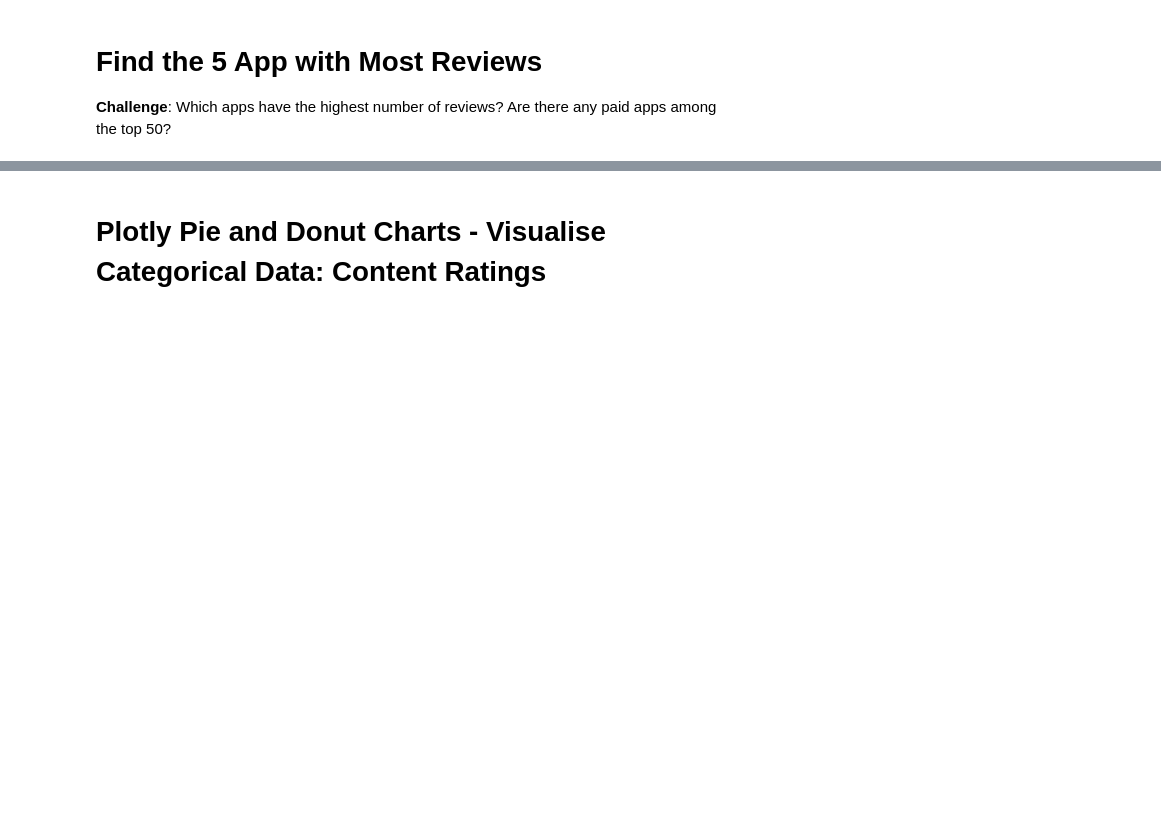
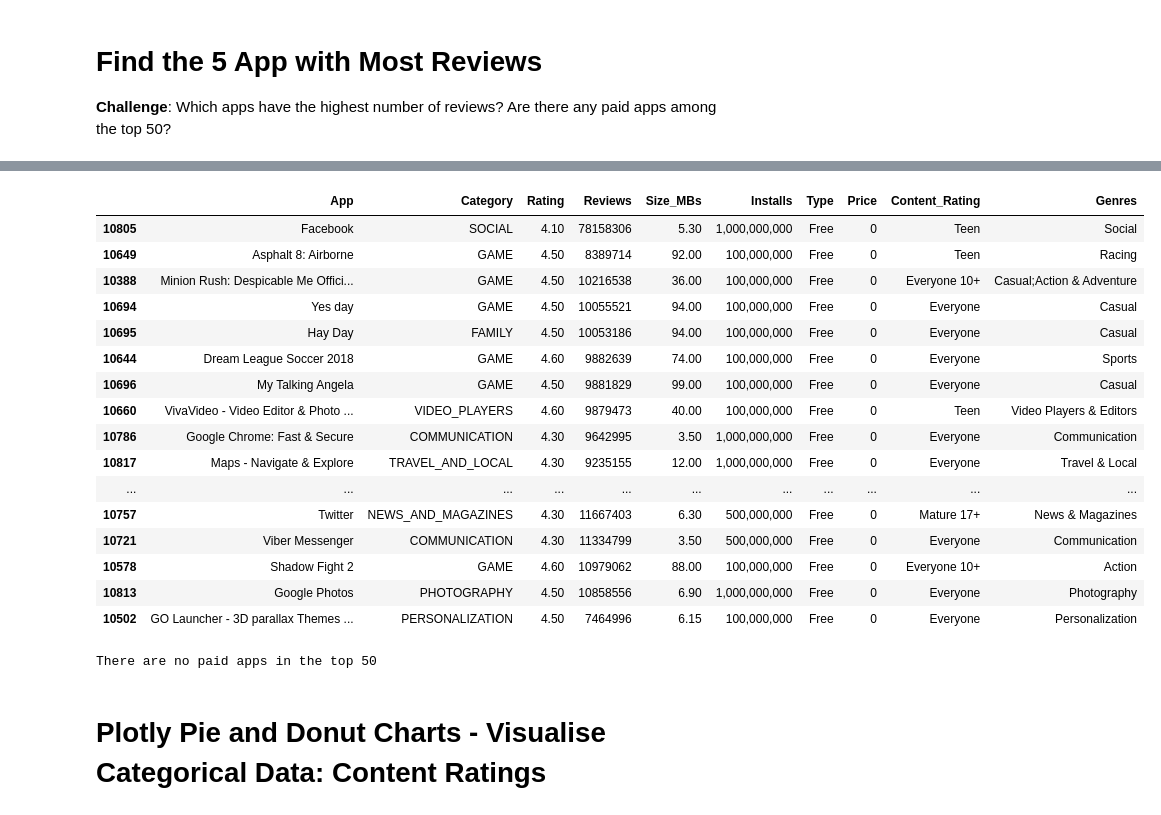
Before and after one commit to tomweinandy/100DaysOfCode, a Jupyter notebook: Projects/Day075/Google Play Store App Analytics.ipynb, the cells around one changed output, grey strips where cells are left out. Drawn from its saved outputs; the diff is of its cells as text; code cells hidden in the pictures; blank space fills up the shorter version.

```diff
--- a/Projects/Day075/Google Play Store App Analytics.ipynb
+++ b/Projects/Day075/Google Play Store App Analytics.ipynb
@@ -101,2 +158,27 @@ df_apps_dedupe.shape
+# %%
+df_apps_top = df_apps_dedupe.sort_values('Reviews', ascending=False)
+df_apps_top.head(50).sort_values('Price', ascending=False)
+# %% [output]
+|  | App | Category | Rating | Reviews | Size_MBs | Installs | Type | Price | Content_Rating | Genres |
+| 10805 | Facebook | SOCIAL | 4.10 | 78158306 | 5.30 | 1,000,000,000 | Free | 0 | Teen | Social |
+| 10649 | Asphalt 8: Airborne | GAME | 4.50 | 8389714 | 92.00 | 100,000,000 | Free | 0 | Teen | Racing |
+| 10388 | Minion Rush: Despicable Me Offici... | GAME | 4.50 | 10216538 | 36.00 | 100,000,000 | Free | 0 | Everyone 10+ | Casual;Action & Adventure |
+| 10694 | Yes day | GAME | 4.50 | 10055521 | 94.00 | 100,000,000 | Free | 0 | Everyone | Casual |
+| 10695 | Hay Day | FAMILY | 4.50 | 10053186 | 94.00 | 100,000,000 | Free | 0 | Everyone | Casual |
+| 10644 | Dream League Soccer 2018 | GAME | 4.60 | 9882639 | 74.00 | 100,000,000 | Free | 0 | Everyone | Sports |
+| 10696 | My Talking Angela | GAME | 4.50 | 9881829 | 99.00 | 100,000,000 | Free | 0 | Everyone | Casual |
+| 10660 | VivaVideo - Video Editor & Photo ... | VIDEO_PLAYERS | 4.60 | 9879473 | 40.00 | 100,000,000 | Free | 0 | Teen | Video Players & Editors |
+| 10786 | Google Chrome: Fast & Secure | COMMUNICATION | 4.30 | 9642995 | 3.50 | 1,000,000,000 | Free | 0 | Everyone | Communication |
+| 10817 | Maps - Navigate & Explore | TRAVEL_AND_LOCAL | 4.30 | 9235155 | 12.00 | 1,000,000,000 | Free | 0 | Everyone | Travel & Local |
+| ... | ... | ... | ... | ... | ... | ... | ... | ... | ... | ... |
+| 10757 | Twitter | NEWS_AND_MAGAZINES | 4.30 | 11667403 | 6.30 | 500,000,000 | Free | 0 | Mature 17+ | News & Magazines |
+| 10721 | Viber Messenger | COMMUNICATION | 4.30 | 11334799 | 3.50 | 500,000,000 | Free | 0 | Everyone | Communication |
+| 10578 | Shadow Fight 2 | GAME | 4.60 | 10979062 | 88.00 | 100,000,000 | Free | 0 | Everyone 10+ | Action |
+| 10813 | Google Photos | PHOTOGRAPHY | 4.50 | 10858556 | 6.90 | 1,000,000,000 | Free | 0 | Everyone | Photography |
+| 10502 | GO Launcher - 3D parallax Themes ... | PERSONALIZATION | 4.50 | 7464996 | 6.15 | 100,000,000 | Free | 0 | Everyone | Personalization |
+# %%
+print('There are no paid apps in the top 50')
+# %% [output]
+There are no paid apps in the top 50
 # %% [markdown]
 # Plotly Pie and Donut Charts - Visualise Categorical Data: Content Ratings
```
Also changed, not shown: parts of 8 cells of this notebook.
